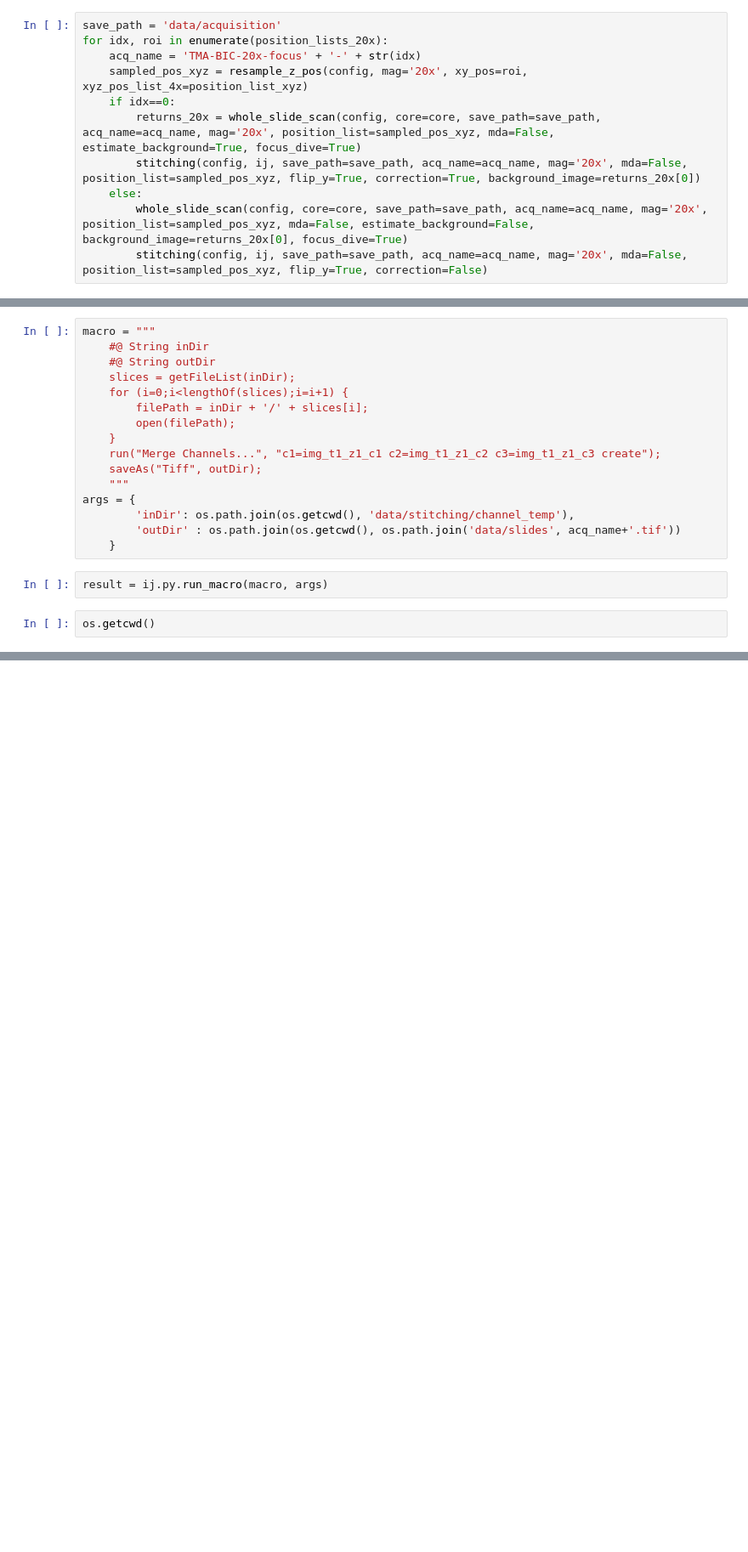
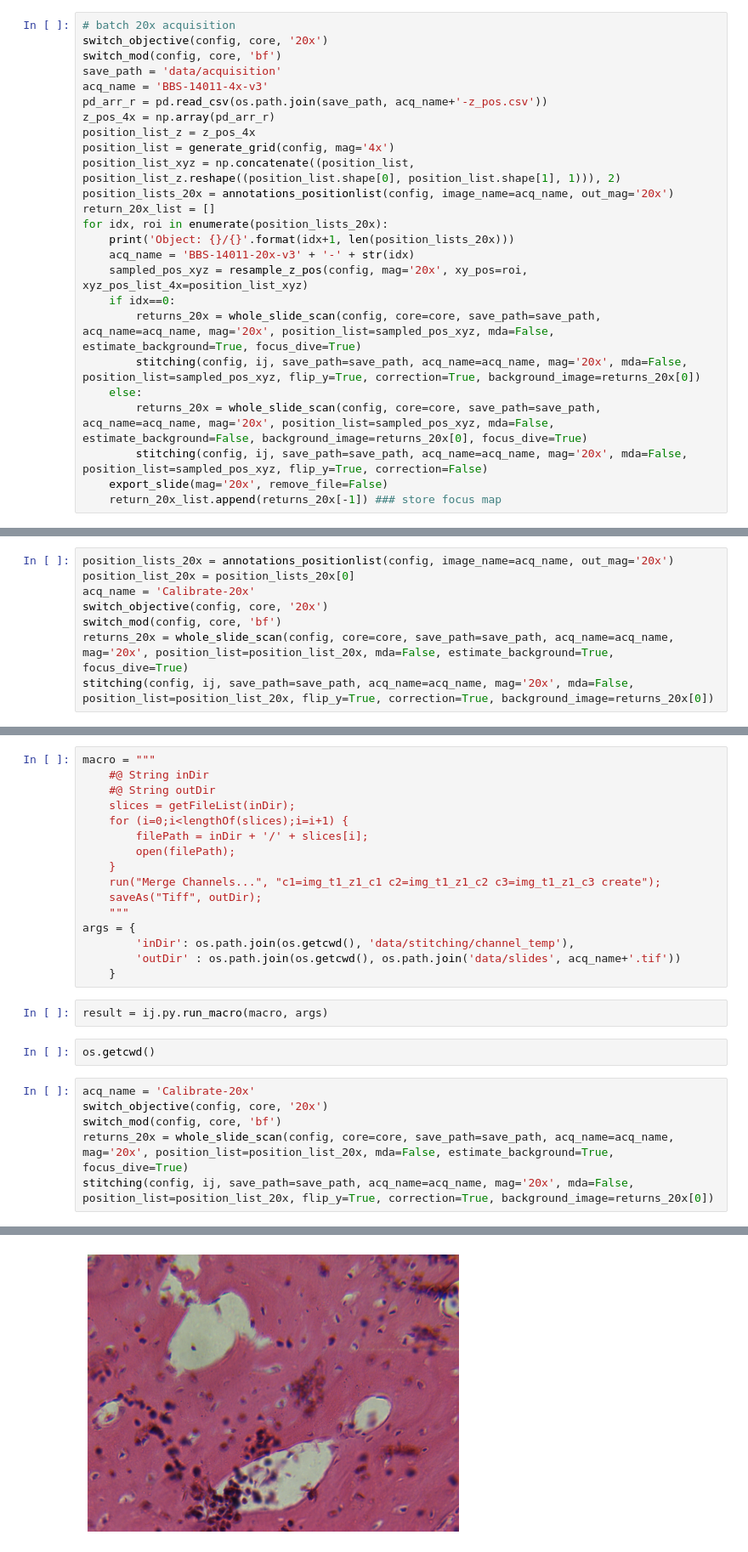
Before and after one commit to uw-loci/smart-wsi-scanner, a Jupyter notebook: bf-scanner.ipynb, the cells around one changed output, grey strips where cells are left out. Shown at 85% size. Cells and saved outputs as stored; diff of their text form; blank space fills up the shorter version.

Commit message:
add tma batch acquisition 20x

```diff
--- a/bf-scanner.ipynb
+++ b/bf-scanner.ipynb
@@ -573,12 +713,26 @@ Imaging mode set as Brightfield
 # %%
+# batch 20x acquisition
+switch_objective(config, core, '20x')
+switch_mod(config, core, 'bf')
 save_path = 'data/acquisition'
+acq_name = 'BBS-14011-4x-v3'
+pd_arr_r = pd.read_csv(os.path.join(save_path, acq_name+'-z_pos.csv'))
+z_pos_4x = np.array(pd_arr_r)
+position_list_z = z_pos_4x
+position_list = generate_grid(config, mag='4x')
+position_list_xyz = np.concatenate((position_list, position_list_z.reshape((position_list.shape[0], position_list.shape[1], 1))), 2)
+position_lists_20x = annotations_positionlist(config, image_name=acq_name, out_mag='20x')
+return_20x_list = []
 for idx, roi in enumerate(position_lists_20x):
-    acq_name = 'TMA-BIC-20x-focus' + '-' + str(idx)
+    print('Object: {}/{}'.format(idx+1, len(position_lists_20x)))
+    acq_name = 'BBS-14011-20x-v3' + '-' + str(idx)
     sampled_pos_xyz = resample_z_pos(config, mag='20x', xy_pos=roi, xyz_pos_list_4x=position_list_xyz)
     if idx==0:
         returns_20x = whole_slide_scan(config, core=core, save_path=save_path, acq_name=acq_name, mag='20x', position_list=sampled_pos_xyz, mda=False, estimate_background=True, focus_dive=True)
         stitching(config, ij, save_path=save_path, acq_name=acq_name, mag='20x', mda=False, position_list=sampled_pos_xyz, flip_y=True, correction=True, background_image=returns_20x[0])
     else:
-        whole_slide_scan(config, core=core, save_path=save_path, acq_name=acq_name, mag='20x', position_list=sampled_pos_xyz, mda=False, estimate_background=False, background_image=returns_20x[0], focus_dive=True)
+        returns_20x = whole_slide_scan(config, core=core, save_path=save_path, acq_name=acq_name, mag='20x', position_list=sampled_pos_xyz, mda=False, estimate_background=False, background_image=returns_20x[0], focus_dive=True)
         stitching(config, ij, save_path=save_path, acq_name=acq_name, mag='20x', mda=False, position_list=sampled_pos_xyz, flip_y=True, correction=False)
+    export_slide(mag='20x', remove_file=False)
+    return_20x_list.append(returns_20x[-1]) ### store focus map
 # %% [output]
@@ -600,6 +748,14 @@ for idx, roi in enumerate(position_lists_20x):
 export_slide(mag='20x', remove_file=False)
 # %% [output]
 exporting slides, please wait...
+# %%
+position_lists_20x = annotations_positionlist(config, image_name=acq_name, out_mag='20x')
+position_list_20x = position_lists_20x[0]
+acq_name = 'Calibrate-20x'
+switch_objective(config, core, '20x')
+switch_mod(config, core, 'bf')
+returns_20x = whole_slide_scan(config, core=core, save_path=save_path, acq_name=acq_name, mag='20x', position_list=position_list_20x, mda=False, estimate_background=True, focus_dive=True)
+stitching(config, ij, save_path=save_path, acq_name=acq_name, mag='20x', mda=False, position_list=position_list_20x, flip_y=True, correction=True, background_image=returns_20x[0])
 # %%
 acq_name = 'slide-BIC-focus-test'
 position_lists_mp = annotations_positionlist(config, image_name=acq_name, out_mag='mp')[0]
@@ -1094,3 +1253,10 @@ args = {
 result = ij.py.run_macro(macro, args)
 # %%
 os.getcwd()
+# %%
+acq_name = 'Calibrate-20x'
+switch_objective(config, core, '20x')
+switch_mod(config, core, 'bf')
+returns_20x = whole_slide_scan(config, core=core, save_path=save_path, acq_name=acq_name, mag='20x', position_list=position_list_20x, mda=False, estimate_background=True, focus_dive=True)
+stitching(config, ij, save_path=save_path, acq_name=acq_name, mag='20x', mda=False, position_list=position_list_20x, flip_y=True, correction=True, background_image=returns_20x[0])
+# %% [output]
@@ -1096,0 +1282 @@ os.getcwd()
+[figure, added]
```
Also changed, not shown: parts of 29 cells of this notebook, 9 other files.
